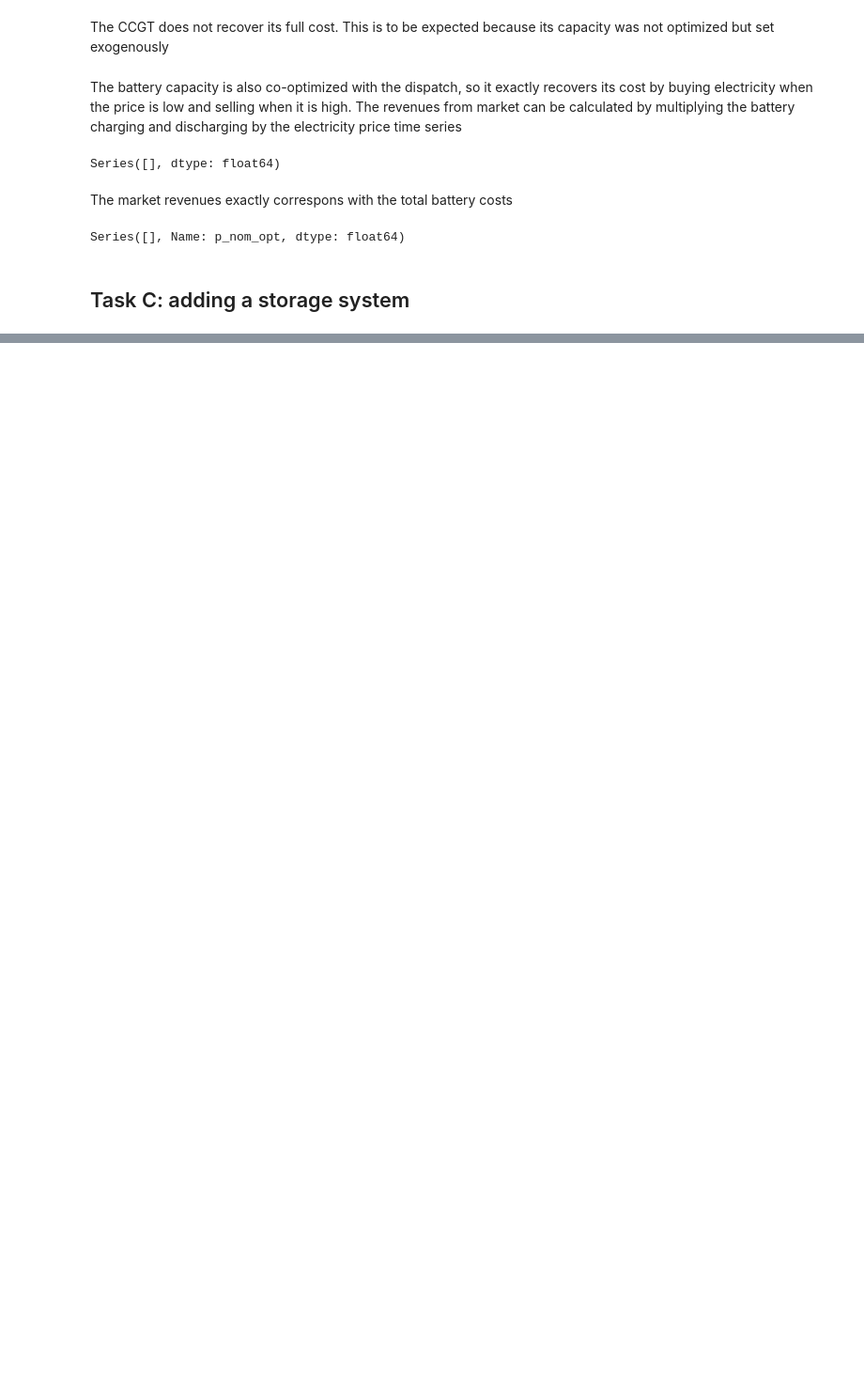
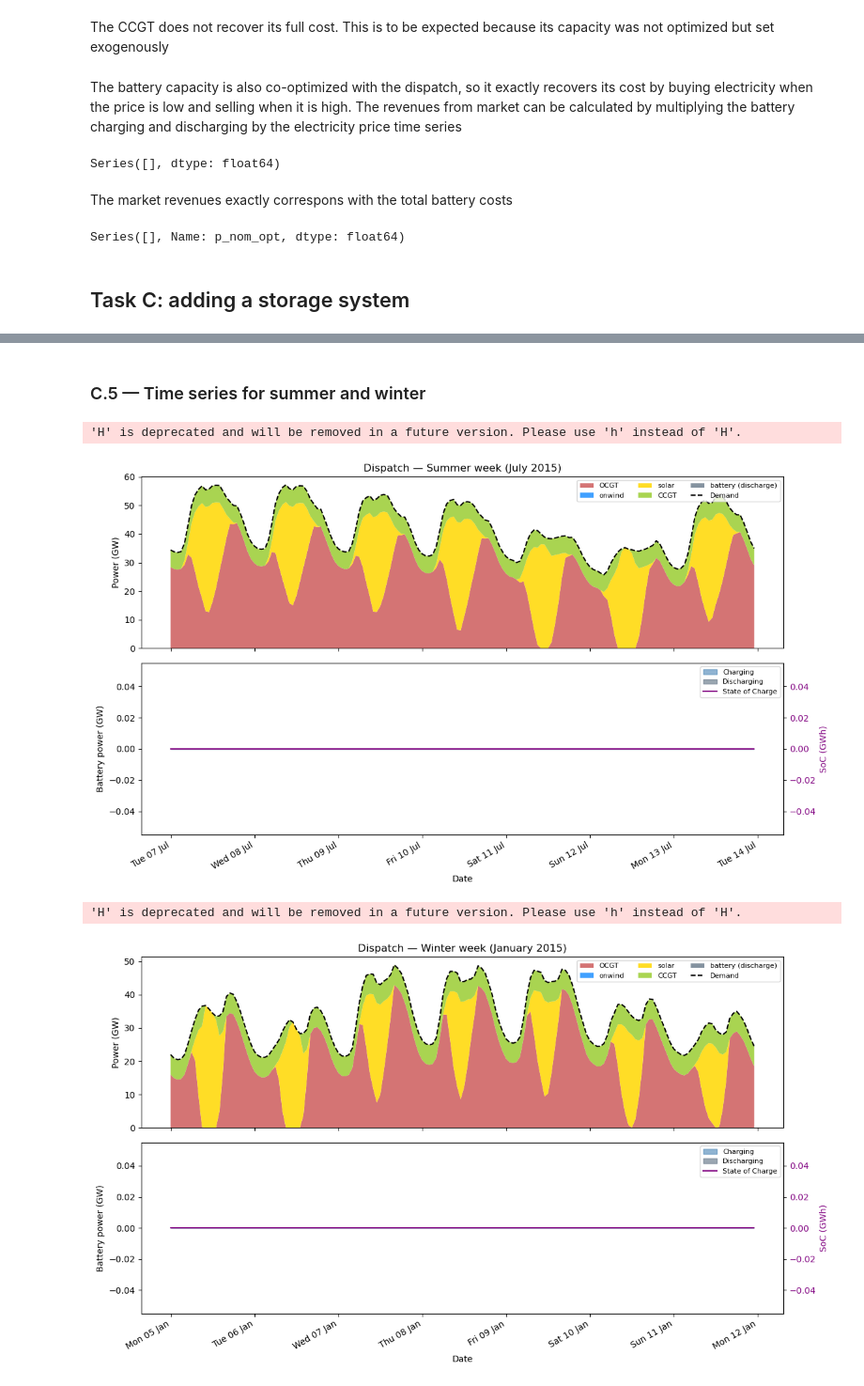
Before and after one commit to kryists/46770-integrated-energy-grids, a Jupyter notebook: taskA.ipynb, the cells around one changed output, grey strips where cells are left out. Shown at 94% size. Saved outputs shown, nothing was run; the diff lists cells and outputs as text; code cells hidden in the pictures; blank space fills up the shorter version.

```diff
--- a/taskA.ipynb
+++ b/taskA.ipynb
@@ -547,0 +765,60 @@ Series([], Name: p_nom_opt, dtype: float64)
+# %% [markdown]
+### C.5 — Time series for summer and winter
+# %%
+def plot_dispatch_week(network, start, title, fname):
+    """Plot stacked generator dispatch + battery + demand for one week."""
+    fig, axes = plt.subplots(2, 1, figsize=(12, 7), sharex=True)
+
+    # --- top panel: generators ---
+    gen_p = network.generators_t.p.loc[start: pd.Timestamp(start) + pd.Timedelta("6D 23H")]
+    bat_p = network.storage_units_t.p["battery storage"].loc[gen_p.index]
+    demand = network.loads_t.p.loc[gen_p.index, "demand"]
+
+    # separate battery into charge and discharge
+    bat_charge    = bat_p.clip(upper=0).abs()  # positive = charging
+    bat_discharge = bat_p.clip(lower=0)
+
+    # stacked area for generators + battery discharge
+    plot_df = gen_p.copy()
+    plot_df["battery (discharge)"] = bat_discharge
+    color_map = {"OCGT": "indianred", "onwind": "dodgerblue",
+                 "solar": "gold", "CCGT": "yellowgreen",
+                 "battery (discharge)": "slategray"}
+    colors_area = [color_map.get(c, "gray") for c in plot_df.columns]
+    axes[0].stackplot(plot_df.index, plot_df.T / 1e3,
+                      labels=plot_df.columns, colors=colors_area, alpha=0.85)
+    axes[0].plot(demand.index, demand.values / 1e3, "k--", lw=1.5, label="Demand")
+    axes[0].set_ylabel("Power (GW)")
+    axes[0].legend(loc="upper right", fontsize=8, ncol=3)
+    axes[0].set_title(title)
+
+    # --- bottom panel: battery SoC and charge/discharge ---
+    soc = network.storage_units_t.state_of_charge["battery storage"].loc[gen_p.index]
+    ax2 = axes[1]
+    ax2.fill_between(bat_charge.index, -bat_charge.values / 1e3, 0,
+                     color="steelblue", alpha=0.6, label="Charging")
+    ax2.fill_between(bat_discharge.index, 0, bat_discharge.values / 1e3,
+                     color="slategray", alpha=0.7, label="Discharging")
+    ax2b = ax2.twinx()
+    ax2b.plot(soc.index, soc.values / 1e3, "purple", lw=1.5, label="State of Charge")
+    ax2b.set_ylabel("SoC (GWh)", color="purple")
+    ax2b.tick_params(axis="y", labelcolor="purple")
+    ax2.set_ylabel("Battery power (GW)")
+    ax2.set_xlabel("Date")
+    lines1, labels1 = ax2.get_legend_handles_labels()
+    lines2, labels2 = ax2b.get_legend_handles_labels()
+    ax2.legend(lines1 + lines2, labels1 + labels2, loc="upper right", fontsize=8)
+
+    ax2.xaxis.set_major_formatter(mdates.DateFormatter("%a %d %b"))
+    fig.autofmt_xdate()
+    plt.tight_layout()
+    plt.savefig(fname, dpi=150)
+    plt.show()
+
+plot_dispatch_week(n, "2015-07-07", "Dispatch — Summer week (July 2015)", "taskC_summer_week.png")
+plot_dispatch_week(n, "2015-01-05", "Dispatch — Winter week (January 2015)", "taskC_winter_week.png")
+# %% [output]
+'H' is deprecated and will be removed in a future version. Please use 'h' instead of 'H'.
+[figure, added]
+'H' is deprecated and will be removed in a future version. Please use 'h' instead of 'H'.
+[figure, added]
```
Also changed, not shown: parts of 21 cells of this notebook, 8 other files.
